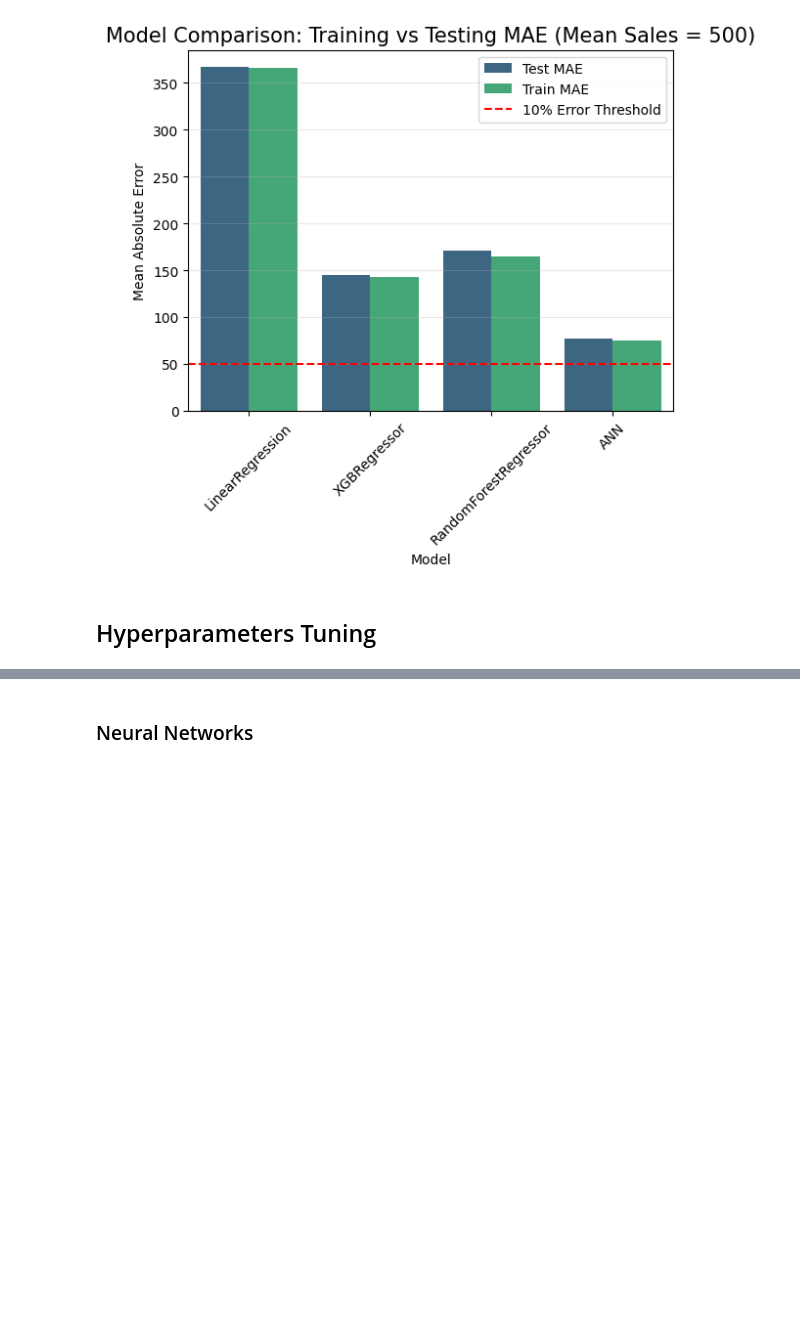
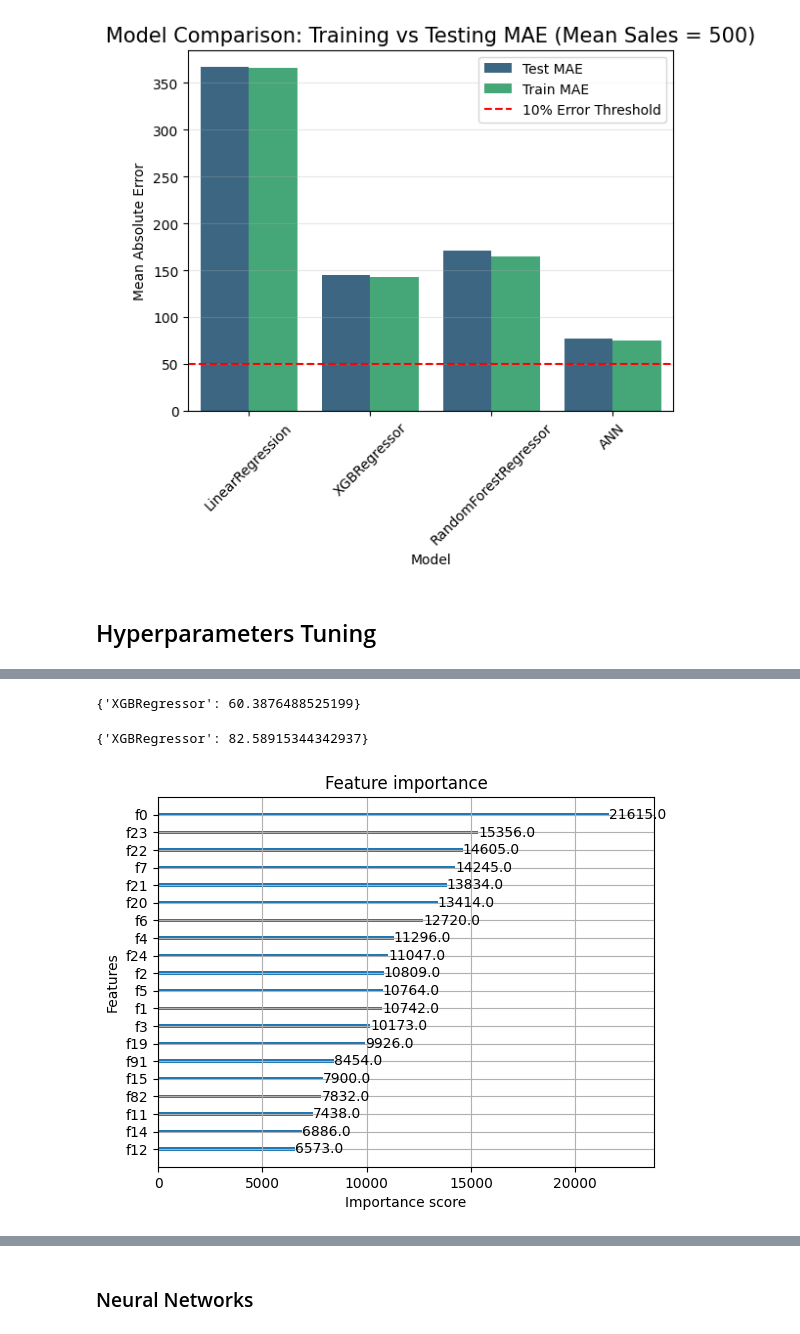
Before and after one commit to BUFONJOKER/store-sales-time-series-forecasting-using-ML-DL-ANN-, a Jupyter notebook: store-sales.ipynb, the cells around one changed output, grey strips where cells are left out. Drawn from its saved outputs; the diff is of its cells as text; code cells hidden in the pictures; blank space fills up the shorter version.

```diff
--- a/store-sales.ipynb
+++ b/store-sales.ipynb
@@ -583,0 +642,7 @@ plt.show()
+# %%
+# Transfer data from CPU (NumPy/Pandas) to GPU (CuPy)
+X_gpu = cp.array(X_train)
+y_gpu = cp.array(y_train)
+# %%
+xgb_best_random_search = XGBRegressor(tree_method='hist', device='cuda',
+subsample=1.0,n_estimators=1000,max_depth=9,learning_rate=0.3,gamma=5,colsample_bytree=0.8)
@@ -583,0 +652,2 @@ plt.show()
+# %%
+xgb_best_random_search.fit(X_gpu,y_gpu)
@@ -583,0 +684,14 @@ plt.show()
+# %%
+mae_train_best
+# %% [output]
+{'XGBRegressor': 60.3876488525199}
+# %%
+mae_test_best
+# %% [output]
+{'XGBRegressor': 82.58915344342937}
+# %%
+# Plot the top 20 most important features
+plot_importance(xgb_best_random_search, max_num_features=20)
+plt.show()
+# %% [output]
+[figure, added]
```
Also changed, not shown: parts of 59 cells of this notebook.
